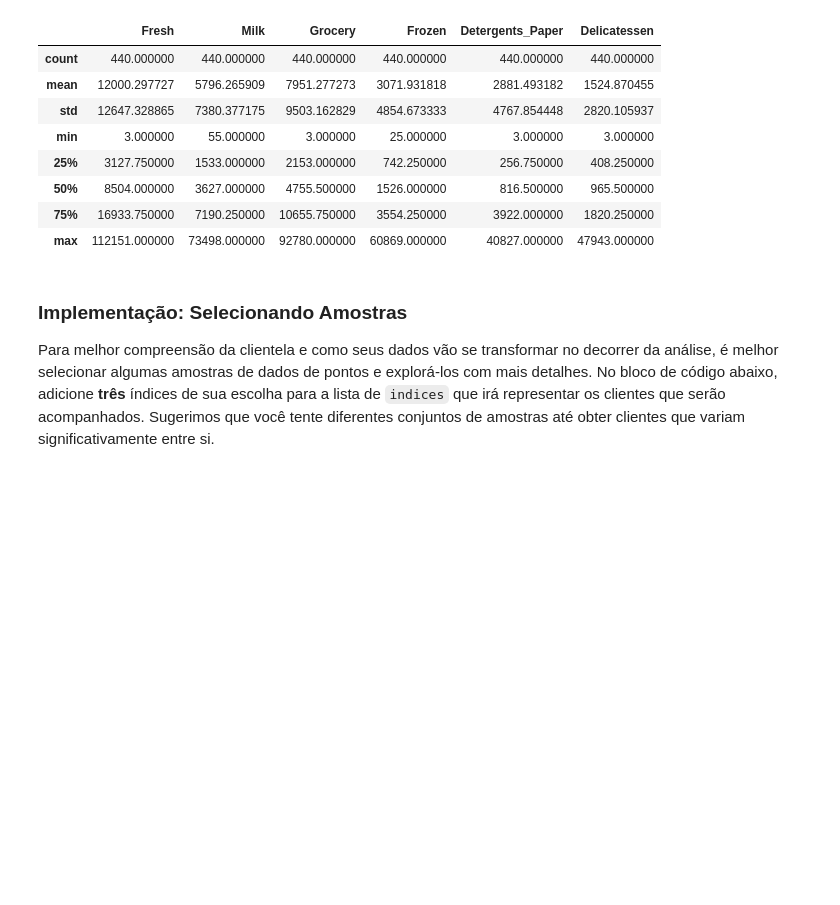
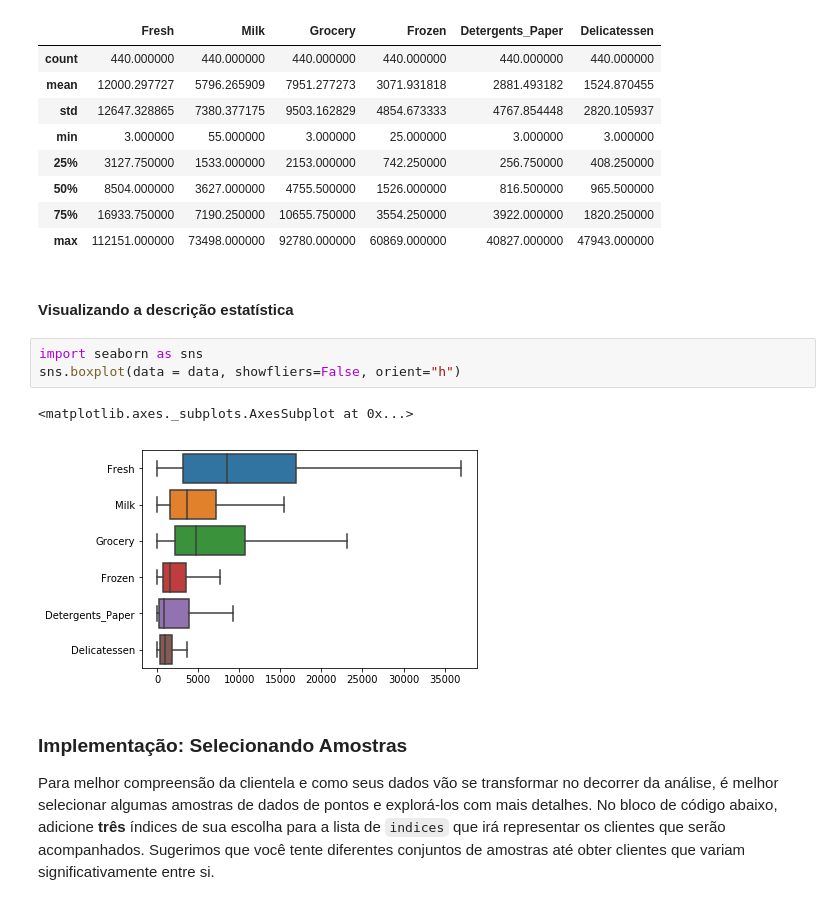
Before and after one commit to PabloGilvan/Customer-Segmentation, a Jupyter notebook: customer_segments_PT.ipynb, the cells around one changed output. Drawn from its saved outputs; the diff is of its cells as text; blank space fills up the shorter version.

```diff
--- a/customer_segments_PT.ipynb
+++ b/customer_segments_PT.ipynb
@@ -56,6 +56,14 @@ display(data.describe())
 | 50% | 8504.000000 | 3627.000000 | 4755.500000 | 1526.000000 | 816.500000 | 965.500000 |
 | 75% | 16933.750000 | 7190.250000 | 10655.750000 | 3554.250000 | 3922.000000 | 1820.250000 |
 | max | 112151.000000 | 73498.000000 | 92780.000000 | 60869.000000 | 40827.000000 | 47943.000000 |
+# %% [markdown]
+#### Visualizando a descrição estatística
+# %%
+import seaborn as sns
+sns.boxplot(data = data, showfliers=False, orient="h")
+# %% [output]
+<matplotlib.axes._subplots.AxesSubplot at 0x...>
+[figure, added]
 # %% [markdown]
 ### Implementação: Selecionando Amostras
 Para melhor compreensão da clientela e como seus dados vão se transformar no decorrer da análise, é melhor selecionar algumas amostras de dados de pontos e explorá-los com mais detalhes. No bloco de código abaixo, adicione **três** índices de sua escolha para a lista de `indices` que irá representar os clientes que serão acompanhados. Sugerimos que você tente diferentes conjuntos de amostras até obter clientes que variam significativamente entre si.
```
Also changed, not shown: parts of 21 cells of this notebook.
